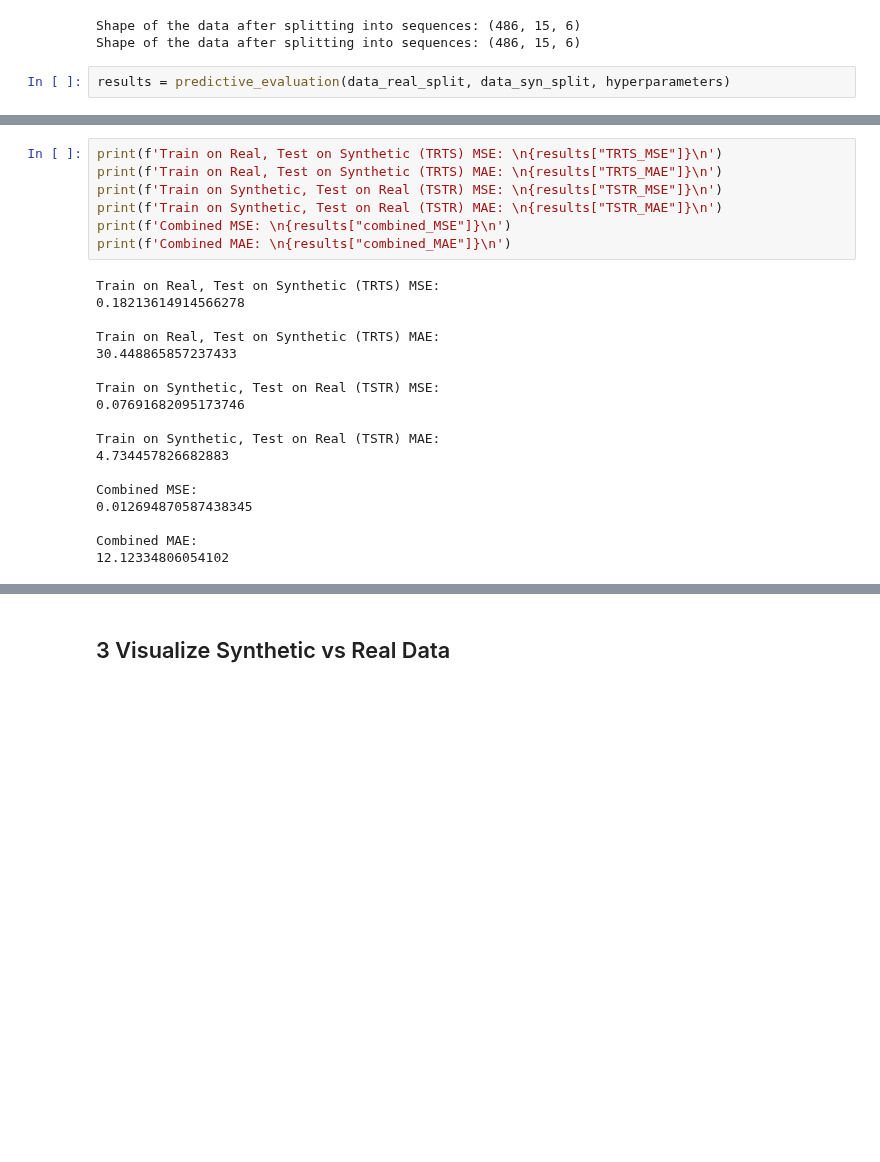
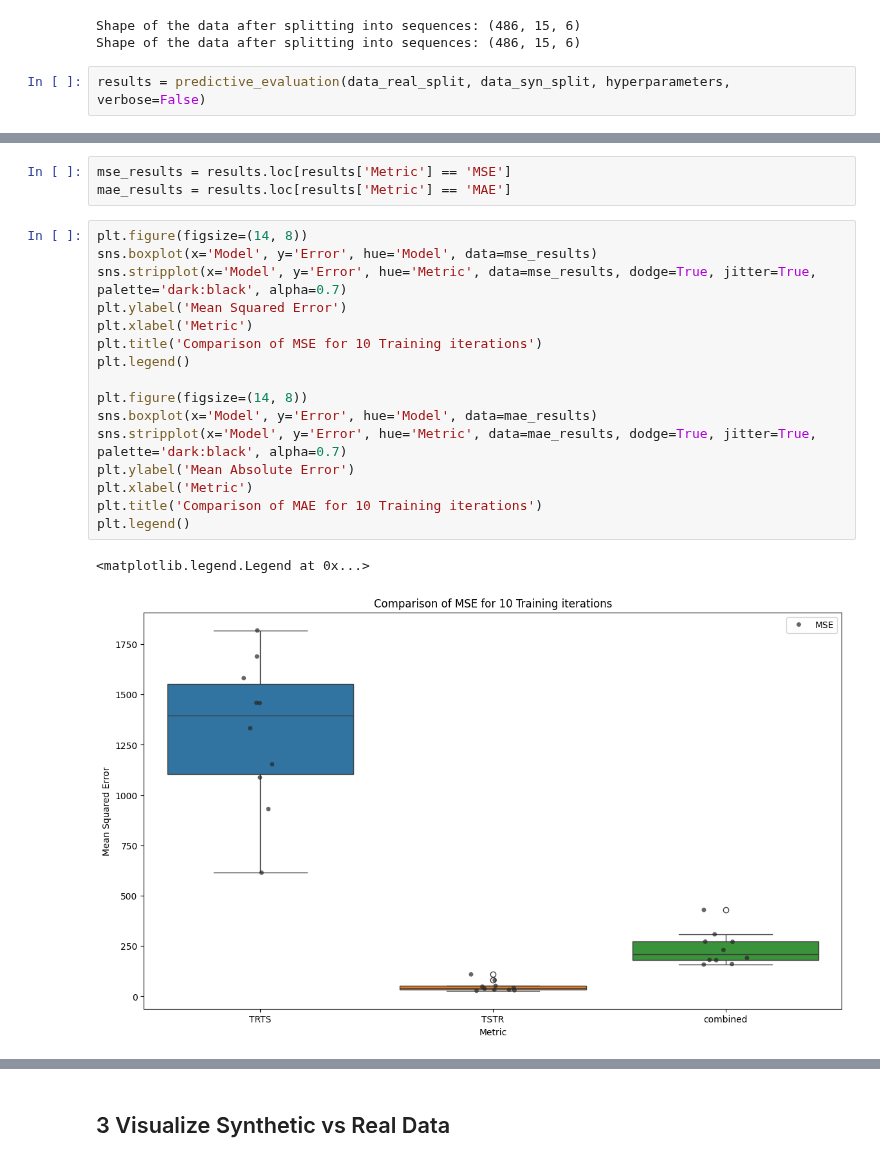
Before and after one commit to arneallwardt/time_series_data_augmentation, a Jupyter notebook: data_evaluation/evaluation_pipeline.ipynb, the cells around one changed output, grey strips where cells are left out. Drawn from its saved outputs; the diff is of its cells as text; blank space fills up the shorter version.

Commit message:
finished base evaluation pipeline

```diff
--- a/data_evaluation/evaluation_pipeline.ipynb
+++ b/data_evaluation/evaluation_pipeline.ipynb
@@ -69,7 +70,7 @@ data_syn_split = split_data_into_sequences(data_syn_numpy, seq_len=hyperparamete
 Shape of the data after splitting into sequences: (486, 15, 6)
 Shape of the data after splitting into sequences: (486, 15, 6)
 # %%
-results = predictive_evaluation(data_real_split, data_syn_split, hyperparameters)
+results = predictive_evaluation(data_real_split, data_syn_split, hyperparameters, verbose=False)
 # %% [output]
 Shape of X_train: torch.Size([923, 14, 6])
  Shape of y_train: torch.Size([923, 1])
@@ -125,25 +95,22 @@ Shape of the inverse scaled numpy array: (49,)
-# %%
-print(f'Train on Real, Test on Synthetic (TRTS) MSE: \n{results["TRTS_MSE"]}\n')
-print(f'Train on Real, Test on Synthetic (TRTS) MAE: \n{results["TRTS_MAE"]}\n')
-print(f'Train on Synthetic, Test on Real (TSTR) MSE: \n{results["TSTR_MSE"]}\n')
-print(f'Train on Synthetic, Test on Real (TSTR) MAE: \n{results["TSTR_MAE"]}\n')
-print(f'Combined MSE: \n{results["combined_MSE"]}\n')
-print(f'Combined MAE: \n{results["combined_MAE"]}\n')
-# %% [output]
-Train on Real, Test on Synthetic (TRTS) MSE:
-0.18213614914566278
-
-Train on Real, Test on Synthetic (TRTS) MAE:
-30.448865857237433
-
-Train on Synthetic, Test on Real (TSTR) MSE:
-0.07691682095173746
-
-Train on Synthetic, Test on Real (TSTR) MAE:
-4.734457826682883
-
-Combined MSE:
-0.012694870587438345
-
-Combined MAE:
-12.12334806054102
+# %%
+mse_results = results.loc[results['Metric'] == 'MSE']
+mae_results = results.loc[results['Metric'] == 'MAE']
+# %%
+plt.figure(figsize=(14, 8))
+sns.boxplot(x='Model', y='Error', hue='Model', data=mse_results)
+sns.stripplot(x='Model', y='Error', hue='Metric', data=mse_results, dodge=True, jitter=True, palette='dark:black', alpha=0.7)
+plt.ylabel('Mean Squared Error')
+plt.xlabel('Metric')
+plt.title('Comparison of MSE for 10 Training iterations')
+plt.legend()
+
+plt.figure(figsize=(14, 8))
+sns.boxplot(x='Model', y='Error', hue='Model', data=mae_results)
+sns.stripplot(x='Model', y='Error', hue='Metric', data=mae_results, dodge=True, jitter=True, palette='dark:black', alpha=0.7)
+plt.ylabel('Mean Absolute Error')
+plt.xlabel('Metric')
+plt.title('Comparison of MAE for 10 Training iterations')
+plt.legend()
+# %% [output]
+<matplotlib.legend.Legend at 0x...>
+[figure, added]
```
Also changed, not shown: parts of 4 cells of this notebook, 4 other files.
